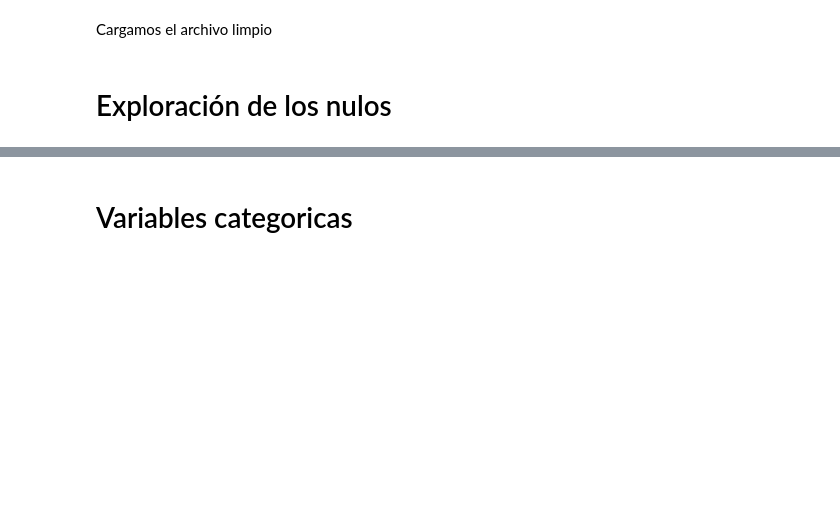
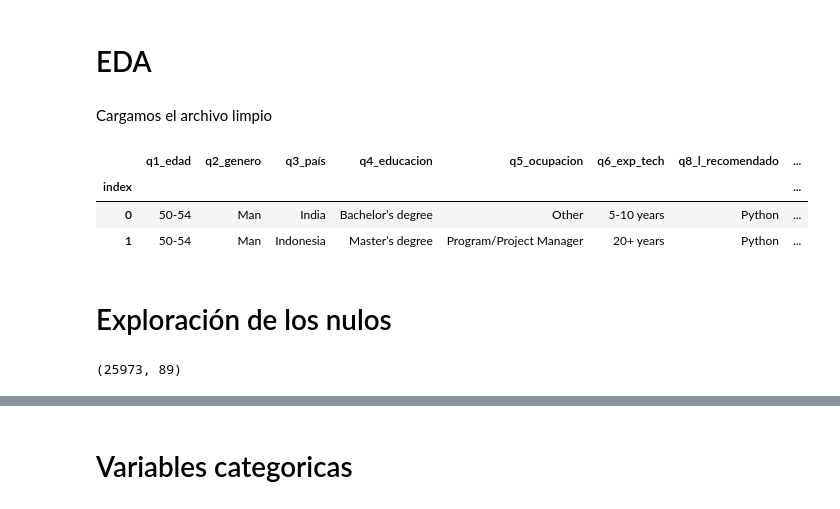
Before and after one commit to Adalab/project2-da-promo-c-modulo-2-team4, a Jupyter notebook: 02-EDA/EDA.ipynb, the cells around one changed output, grey strips where cells are left out. Cells and saved outputs as stored; diff of their text form; code cells hidden in the pictures; blank space fills up the shorter version.

```diff
--- a/02-EDA/EDA.ipynb
+++ b/02-EDA/EDA.ipynb
@@ -1,3 +1,5 @@
+# %% [markdown]
+# EDA
 # %%
 import pandas as pd
 import re
@@ -10,12 +12,19 @@ pd.options.display.max_columns = None
 # %% [markdown]
 Cargamos el archivo limpio
 # %%
-df = pd.read_csv("", index_col = 0)
+df = pd.read_csv("../data/6.dataframe_analisis.csv", index_col = 0)
 df.head(2)
+# %% [output]
+|  | q1_edad | q2_genero | q3_país | q4_educacion | q5_ocupacion | q6_exp_tech | q8_l_recomendado | ... |
+| index |  |  |  |  |  |  |  | ... |
+| 0 | 50-54 | Man | India | Bachelor’s degree | Other | 5-10 years | Python | ... |
+| 1 | 50-54 | Man | Indonesia | Master’s degree | Program/Project Manager | 20+ years | Python | ... |
 # %% [markdown]
 #  Exploración de los nulos
 # %%
 df.shape
+# %% [output]
+(25973, 89)
 # %%
 df_nulos = pd.DataFrame(df.isnull().sum()*100/df.shape[0])
 df_nulos
```
Also changed, not shown: parts of 20 cells of this notebook, 18 other files.
